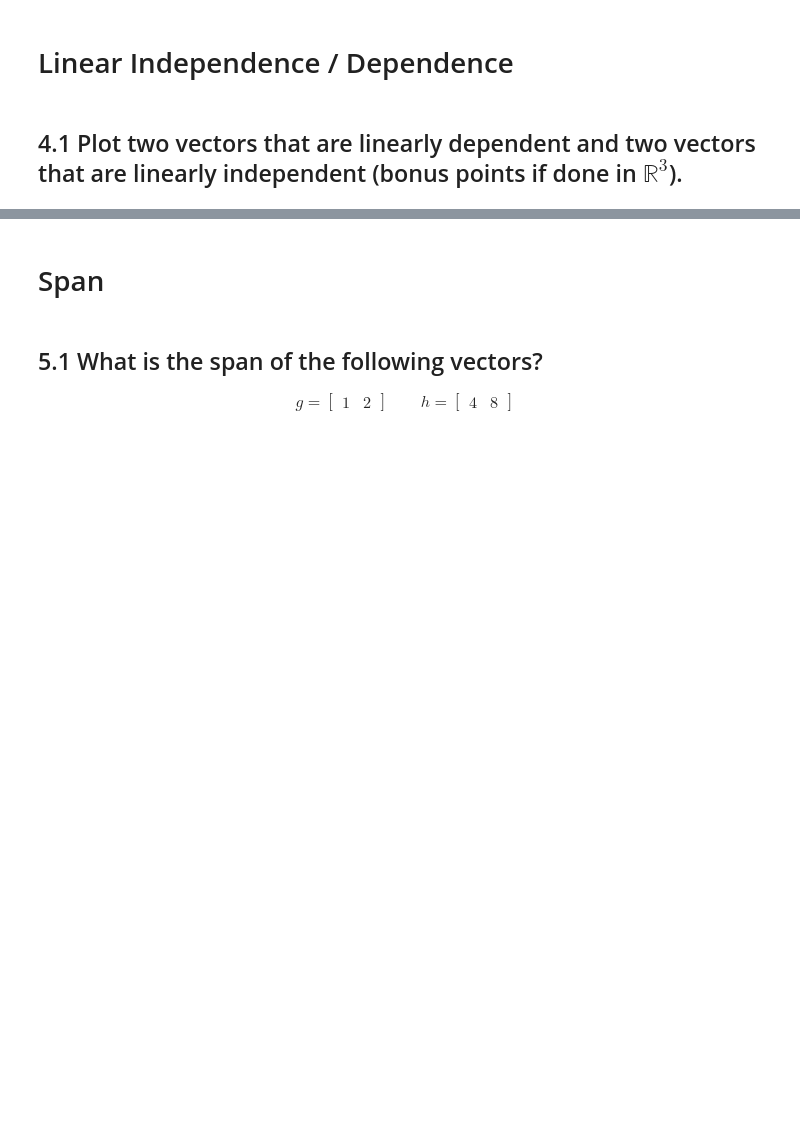
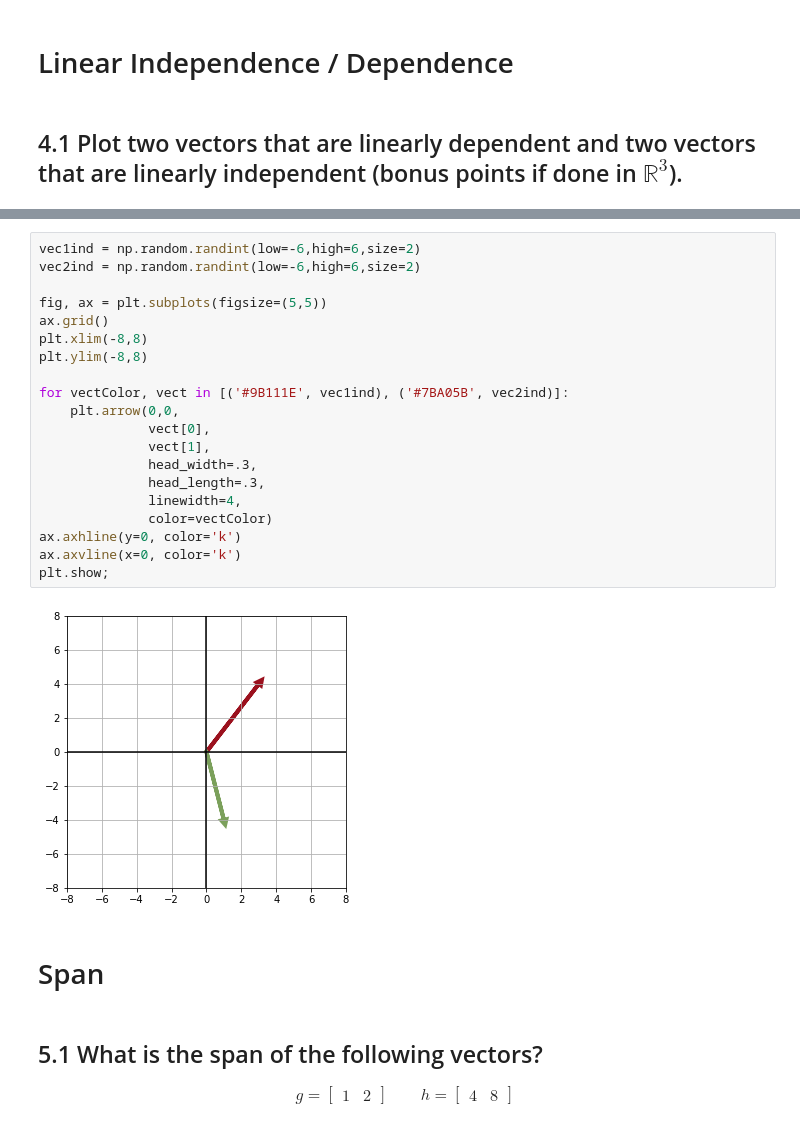
Before and after one commit to ChristianJJohnson/DS-Unit-1-Sprint-3-Linear-Algebra, a Jupyter notebook: module2-intermediate-linear-algebra/LS_DS_132_Intermediate_Linear_Algebra_Assignment.ipynb, the cells around one changed output, grey strips where cells are left out. Cells and saved outputs as stored; diff of their text form; blank space fills up the shorter version.

```diff
--- a/module2-intermediate-linear-algebra/LS_DS_132_Intermediate_Linear_Algebra_Assignment.ipynb
+++ b/module2-intermediate-linear-algebra/LS_DS_132_Intermediate_Linear_Algebra_Assignment.ipynb
@@ -219,3 +255,25 @@ f_hat_norm
+# %%
+vec1ind = np.random.randint(low=-6,high=6,size=2)
+vec2ind = np.random.randint(low=-6,high=6,size=2)
+
+fig, ax = plt.subplots(figsize=(5,5))
+ax.grid()
+plt.xlim(-8,8)
+plt.ylim(-8,8)
+
+for vectColor, vect in [('#9B111E', vec1ind), ('#7BA05B', vec2ind)]:
+    plt.arrow(0,0,
+              vect[0],
+              vect[1],
+              head_width=.3,
+              head_length=.3,
+              linewidth=4,
+              color=vectColor)
+ax.axhline(y=0, color='k')
+ax.axvline(x=0, color='k')
+plt.show;
+# %% [output]
+[figure, added]
 # %% [markdown]
 # Span
 # %% [markdown]
```
Also changed, not shown: parts of 13 cells of this notebook.
